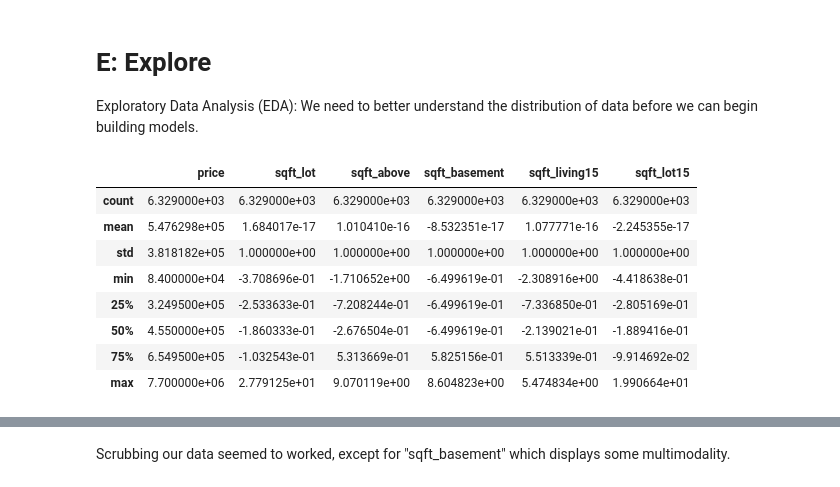
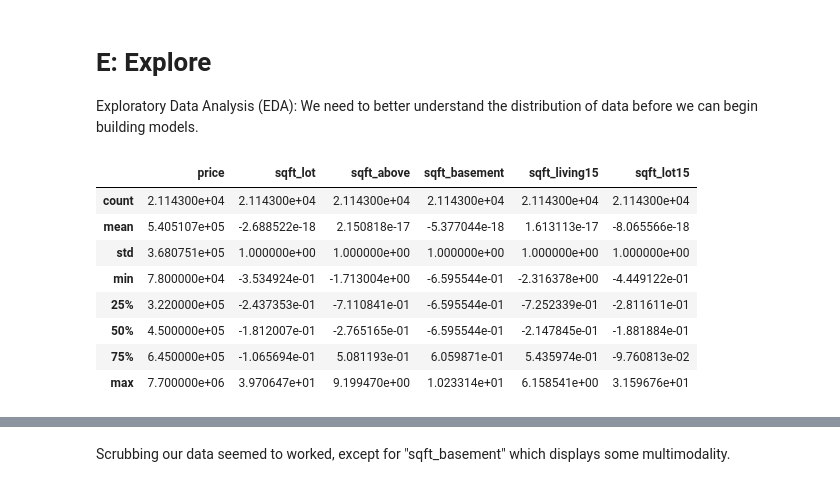
Before and after one commit to nicodonovan/dsc-1-final-project-online-ds-pt-100118, a Jupyter notebook: student.ipynb, the cells around one changed output, grey strips where cells are left out. Cells and saved outputs as stored; diff of their text form; code cells hidden in the pictures.

```diff
--- a/student.ipynb
+++ b/student.ipynb
@@ -314,8 +291,8 @@ max      2015.000000
 Name: yr_renovated, dtype: float64
 # %%
 to_drop = ["yr_renovated"]
-sdf.drop(to_drop, axis=1, inplace=True)
-sdf.isna().sum()
+df.drop(to_drop, axis=1, inplace=True)
+df.isna().sum()
 # %% [output]
 price            0
 bedrooms         0
@@ -361,13 +338,13 @@ memory usage: 791.1+ KB
 # %% [markdown]
 Some categorical data was incorrectly encoded as integers/floats. These were converted to strings to better represent the categorical nature and be one-hot encoded later on in the process.
 # %%
-sdf.bedrooms = sdf.bedrooms.astype("str")
-sdf.bathrooms = sdf.bathrooms.astype("str")
-sdf.floors = sdf.floors.astype("str")
-sdf.view = sdf.view.astype("str")
-sdf.condition = sdf.condition.astype("str")
-sdf.grade = sdf.grade.astype("str")
-sdf.yr_built = sdf.yr_built.astype("str")
+df.bedrooms = df.bedrooms.astype("str")
+df.bathrooms = df.bathrooms.astype("str")
+df.floors = df.floors.astype("str")
+df.view = df.view.astype("str")
+df.condition = df.condition.astype("str")
+df.grade = df.grade.astype("str")
+df.yr_built = df.yr_built.astype("str")
 #sdf.zipcode = sdf.zipcode.astype("str")
 #sdf.lat = sdf.lat.astype("str")
 #sdf.long = sdf.long.astype("str")
@@ -432,5 +409,5 @@ abs(sdf.corr()) > 0.75
 Based on the heatmap and the correlation matrix (0.75 was used as a cutoff because generally, a correlation with an absolute value around 0.7-0.8 or higher is considered a high correlation), "sqft_living" is highly correlated with "sqft_living15" and "sqft_above". To solve this issue, the column was removed from our data. The rest of the data did not show any high correlation amongst each other.
 # %%
 to_drop = ["sqft_living"]
-sdf.drop(to_drop, axis=1, inplace=True)
+df.drop(to_drop, axis=1, inplace=True)
 # %%
@@ -458,26 +447,26 @@ memory usage: 741.7+ KB
 # %%
 # z-score normalization
-sdf.sqft_lot = (sdf.sqft_lot - sdf.sqft_lot.mean()) / sdf.sqft_lot.std()
-sdf.sqft_above = (sdf.sqft_above - sdf.sqft_above.mean()) / sdf.sqft_above.std()
-sdf.sqft_basement = (sdf.sqft_basement - sdf.sqft_basement.mean()) / sdf.sqft_basement.std()
-sdf.sqft_living15 = (sdf.sqft_living15 - sdf.sqft_living15.mean()) / sdf.sqft_living15.std()
-sdf.sqft_lot15 = (sdf.sqft_lot15 - sdf.sqft_lot15.mean()) / sdf.sqft_lot15.std()
+df.sqft_lot = (df.sqft_lot - df.sqft_lot.mean()) / df.sqft_lot.std()
+df.sqft_above = (df.sqft_above - df.sqft_above.mean()) / df.sqft_above.std()
+df.sqft_basement = (df.sqft_basement - df.sqft_basement.mean()) / df.sqft_basement.std()
+df.sqft_living15 = (df.sqft_living15 - df.sqft_living15.mean()) / df.sqft_living15.std()
+df.sqft_lot15 = (df.sqft_lot15 - df.sqft_lot15.mean()) / df.sqft_lot15.std()
 # %% [markdown]
 Here we are normalizing our data, which converts it to the same scale. We used z-score normalization, which is the most widely used method for normalization.
 # %% [markdown]
 # E: Explore
 Exploratory Data Analysis (EDA): We need to better understand the distribution of data before we can begin building models.
 # %%
-sdf.describe()
+df.describe()
 # %% [output]
 |  | price | sqft_lot | sqft_above | sqft_basement | sqft_living15 | sqft_lot15 |
-| count | 6.329000e+03 | 6.329000e+03 | 6.329000e+03 | 6.329000e+03 | 6.329000e+03 | 6.329000e+03 |
-| mean | 5.476298e+05 | 1.684017e-17 | 1.010410e-16 | -8.532351e-17 | 1.077771e-16 | -2.245355e-17 |
-| std | 3.818182e+05 | 1.000000e+00 | 1.000000e+00 | 1.000000e+00 | 1.000000e+00 | 1.000000e+00 |
-| min | 8.400000e+04 | -3.708696e-01 | -1.710652e+00 | -6.499619e-01 | -2.308916e+00 | -4.418638e-01 |
-| 25% | 3.249500e+05 | -2.533633e-01 | -7.208244e-01 | -6.499619e-01 | -7.336850e-01 | -2.805169e-01 |
-| 50% | 4.550000e+05 | -1.860333e-01 | -2.676504e-01 | -6.499619e-01 | -2.139021e-01 | -1.889416e-01 |
-| 75% | 6.549500e+05 | -1.032543e-01 | 5.313669e-01 | 5.825156e-01 | 5.513339e-01 | -9.914692e-02 |
-| max | 7.700000e+06 | 2.779125e+01 | 9.070119e+00 | 8.604823e+00 | 5.474834e+00 | 1.990664e+01 |
+| count | 2.114300e+04 | 2.114300e+04 | 2.114300e+04 | 2.114300e+04 | 2.114300e+04 | 2.114300e+04 |
+| mean | 5.405107e+05 | -2.688522e-18 | 2.150818e-17 | -5.377044e-18 | 1.613113e-17 | -8.065566e-18 |
+| std | 3.680751e+05 | 1.000000e+00 | 1.000000e+00 | 1.000000e+00 | 1.000000e+00 | 1.000000e+00 |
+| min | 7.800000e+04 | -3.534924e-01 | -1.713004e+00 | -6.595544e-01 | -2.316378e+00 | -4.449122e-01 |
+| 25% | 3.220000e+05 | -2.437353e-01 | -7.110841e-01 | -6.595544e-01 | -7.252339e-01 | -2.811611e-01 |
+| 50% | 4.500000e+05 | -1.812007e-01 | -2.765165e-01 | -6.595544e-01 | -2.147845e-01 | -1.881884e-01 |
+| 75% | 6.450000e+05 | -1.065694e-01 | 5.081193e-01 | 6.059871e-01 | 5.435974e-01 | -9.760813e-02 |
+| max | 7.700000e+06 | 3.970647e+01 | 9.199470e+00 | 1.023314e+01 | 6.158541e+00 | 3.159676e+01 |
 # %%
 for column in ['sqft_lot', 'sqft_above', 'sqft_basement', 'sqft_living15', 'sqft_lot15', 'price']:
```
Also changed, not shown: parts of 52 cells of this notebook.
